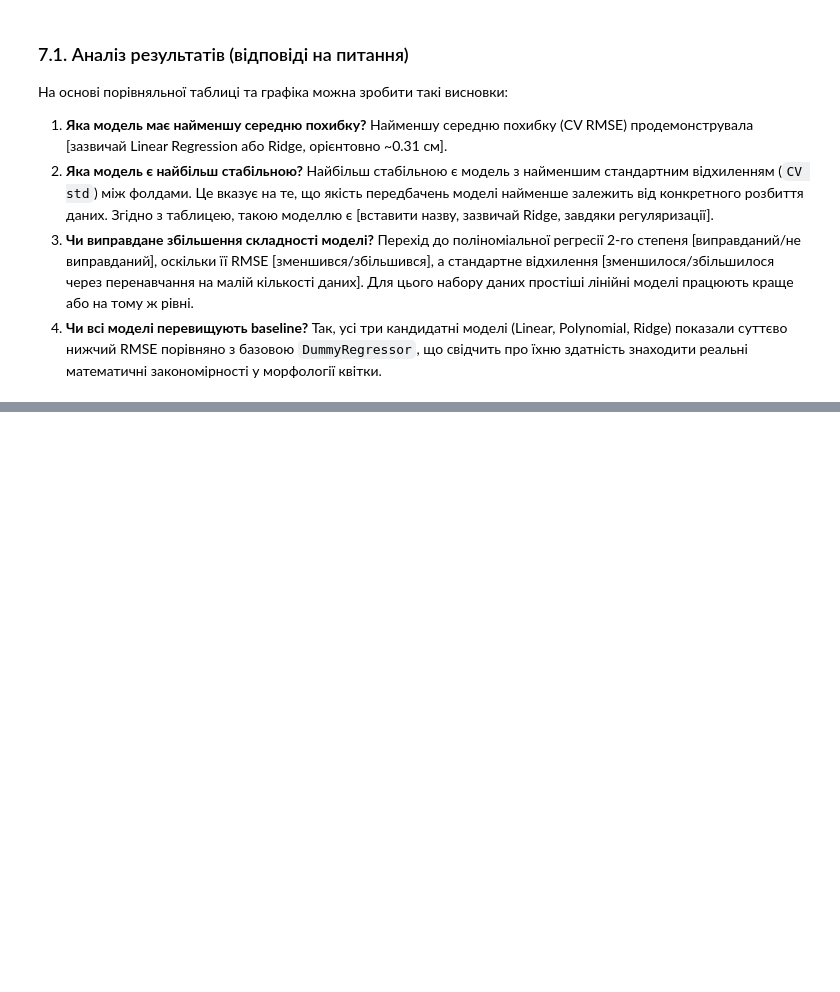
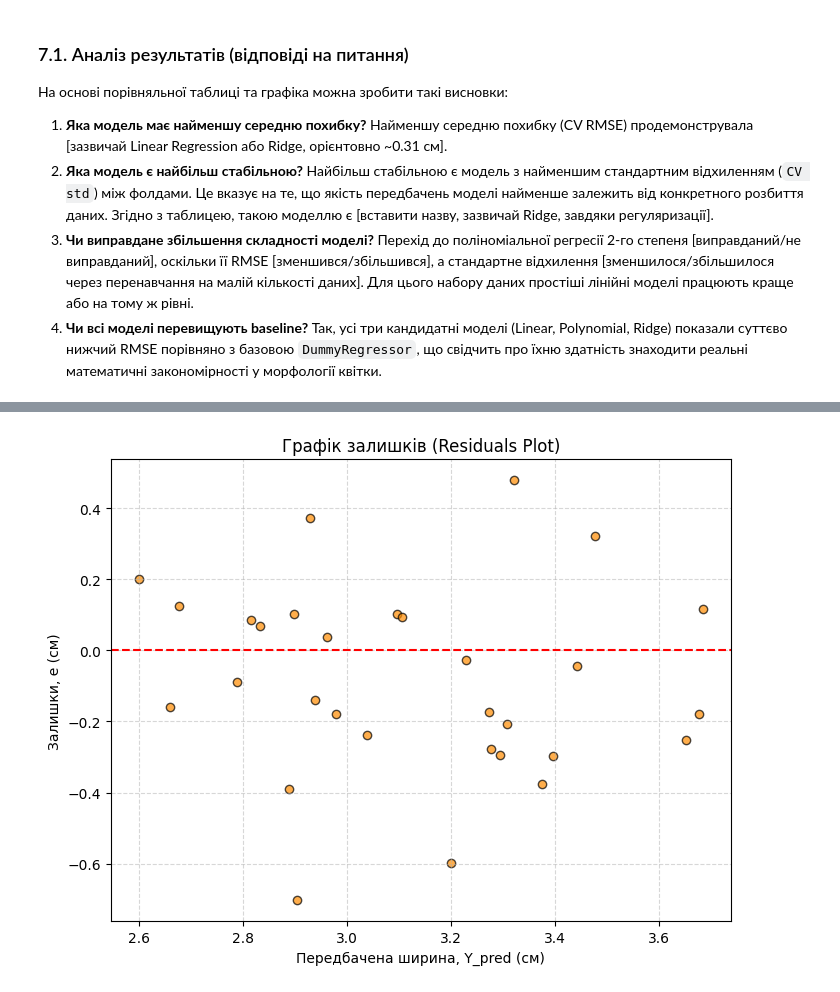
Before and after one commit to Yaroslav071315/machine-learning-course-volovnyk, a Jupyter notebook: lab01/notebook/lab01.ipynb, the cells around one changed output, grey strips where cells are left out. Drawn from its saved outputs; the diff is of its cells as text; code cells hidden in the pictures; blank space fills up the shorter version.

```diff
--- a/lab01/notebook/lab01.ipynb
+++ b/lab01/notebook/lab01.ipynb
@@ -354,0 +424,18 @@ plt.show()
+# %%
+# Обчислення залишків
+residuals = y_test - y_pred_test
+
+# Побудова графіка залишків
+plt.figure(figsize=(8, 6))
+plt.scatter(y_pred_test, residuals, alpha=0.7, color='darkorange', edgecolor='k')
+
+# Горизонтальна лінія нульової похибки
+plt.axhline(y=0, color='red', linestyle='--')
+
+plt.title('Графік залишків (Residuals Plot)')
+plt.xlabel('Передбачена ширина, Y_pred (см)')
+plt.ylabel('Залишки, e (см)')
+plt.grid(True, linestyle='--', alpha=0.5)
+plt.show()
+# %% [output]
+[figure, added]
```
Also changed, not shown: parts of 8 cells of this notebook, 2 other files.
